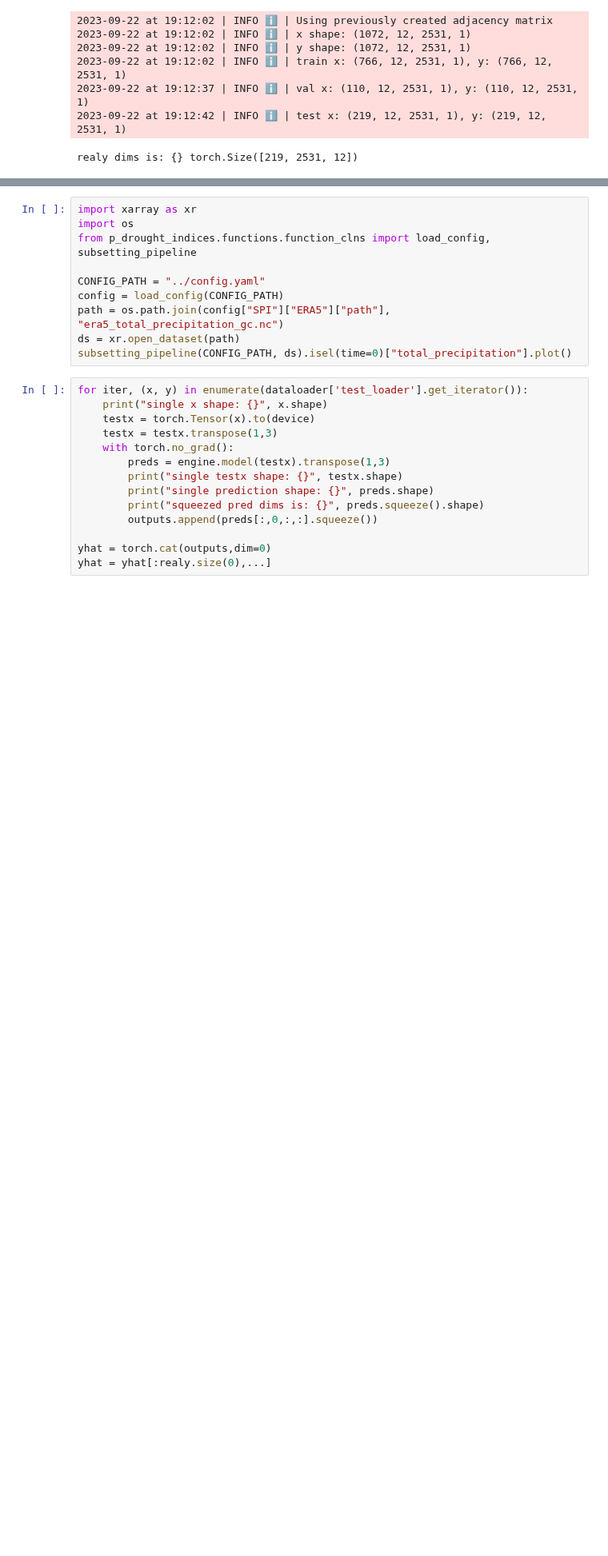
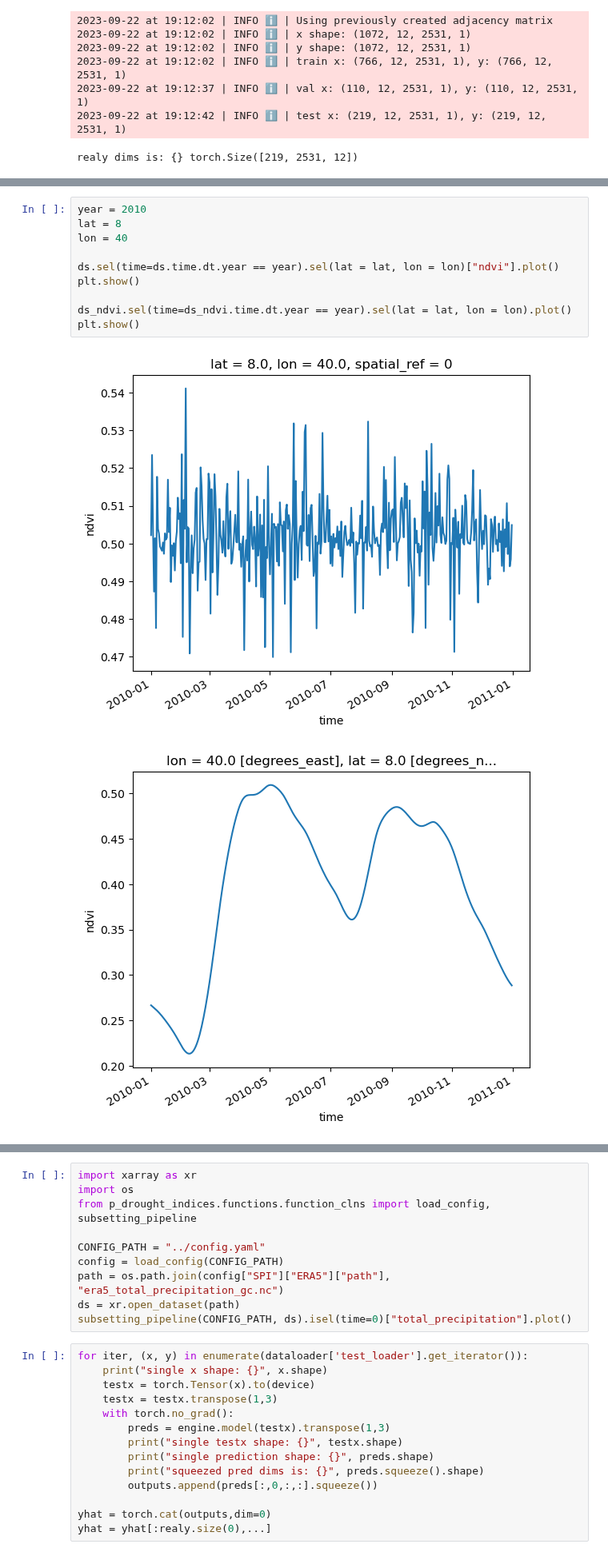
Before and after one commit to Riccardo7-DS/Indices_analysis, a Jupyter notebook: notebooks/model.ipynb, the cells around one changed output, grey strips where cells are left out. Shown at 80% size. Drawn from its saved outputs; the diff is of its cells as text; blank space fills up the shorter version.

```diff
--- a/notebooks/model.ipynb
+++ b/notebooks/model.ipynb
@@ -434,0 +533,13 @@ realy dims is: {} torch.Size([219, 2531, 12])
+# %%
+year = 2010
+lat = 8
+lon = 40
+
+ds.sel(time=ds.time.dt.year == year).sel(lat = lat, lon = lon)["ndvi"].plot()
+plt.show()
+
+ds_ndvi.sel(time=ds_ndvi.time.dt.year == year).sel(lat = lat, lon = lon).plot()
+plt.show()
+# %% [output]
+[figure, added]
+[figure, added]
```
Also changed, not shown: parts of 8 cells of this notebook, 10 other files.
